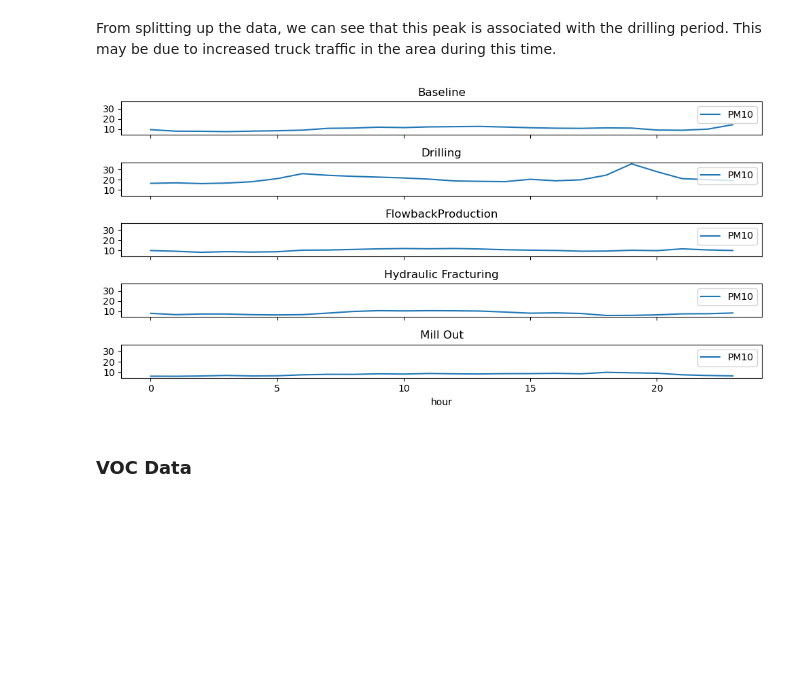
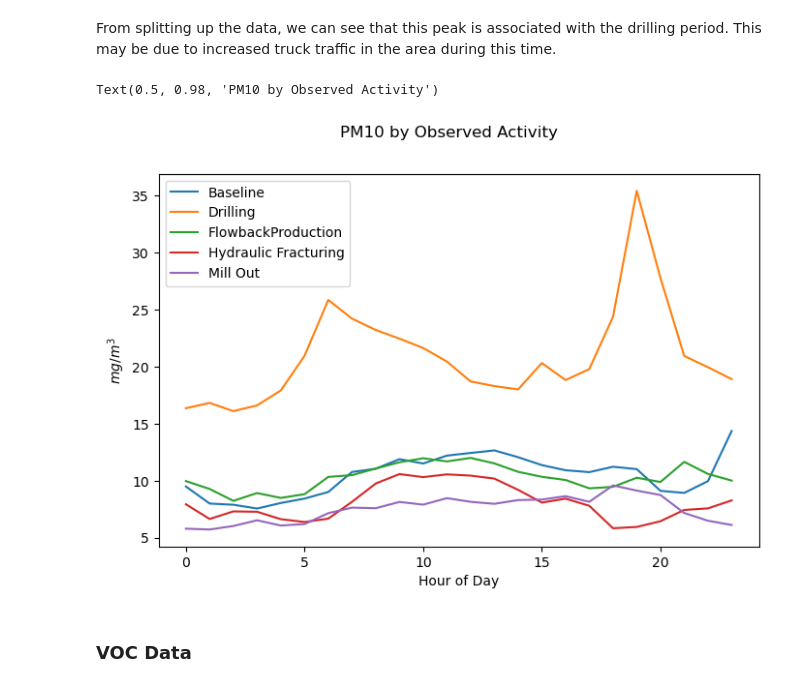
Before and after one commit to emilylach/Resume, a Jupyter notebook: CAMMLanalysis.ipynb, the cells around one changed output. Drawn from its saved outputs; the diff is of its cells as text; code cells hidden in the pictures; blank space fills up the shorter version.

Commit message:
Re-did PM10 graph to all be on the same axis

```diff
--- a/CAMMLanalysis.ipynb
+++ b/CAMMLanalysis.ipynb
@@ -72,16 +72,20 @@ plt.tight_layout()
 From splitting up the data, we can see that this peak is associated with the drilling period. This may be due to increased truck traffic in the area during this time.
 # %%
 pmgroups = camml.other_data[['sheet','hour', 'PM10']].groupby('sheet')
-pmfig,pmax = plt.subplots(nrows=len(camml.other_data['sheet'].unique()), sharex='all', sharey='all')
+pmfig,pmax = plt.subplots()
+plt.rcParams['figure.figsize'] = [8,5]
 
-for group, x in zip(pmgroups, pmax.ravel()):
-    group[1].groupby('hour').mean().plot(ax=x)
-    x.set_title(group[0])
+for group in pmgroups:
+    mplot = group[1].groupby('hour').mean()
+    pmax.plot(mplot, label=group[0])
 
-plt.rcParams['figure.figsize'] = [15, 10]
-plt.tight_layout()
+pmax.legend()
+pmax.set_ylabel('$mg/m^3$')
+pmax.set_xlabel('Hour of Day')
+pmfig.suptitle('PM10 by Observed Activity')
 # %% [output]
+Text(0.5, 0.98, 'PM10 by Observed Activity')
-[figure, old version]
+[figure, new version]
 # %% [markdown]
 ### VOC Data
 # %% [markdown]
```
Also changed, not shown: parts of 3 cells of this notebook.
